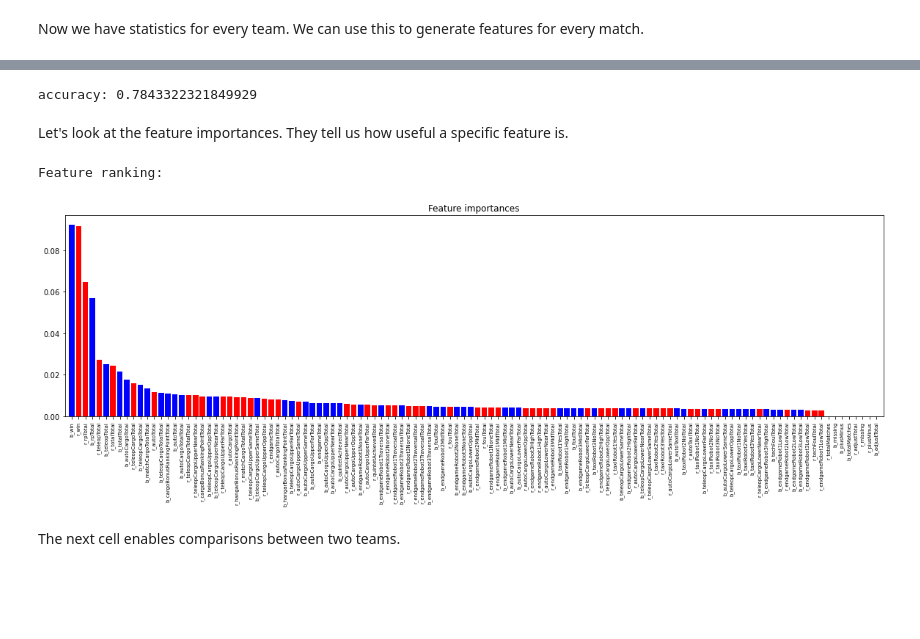
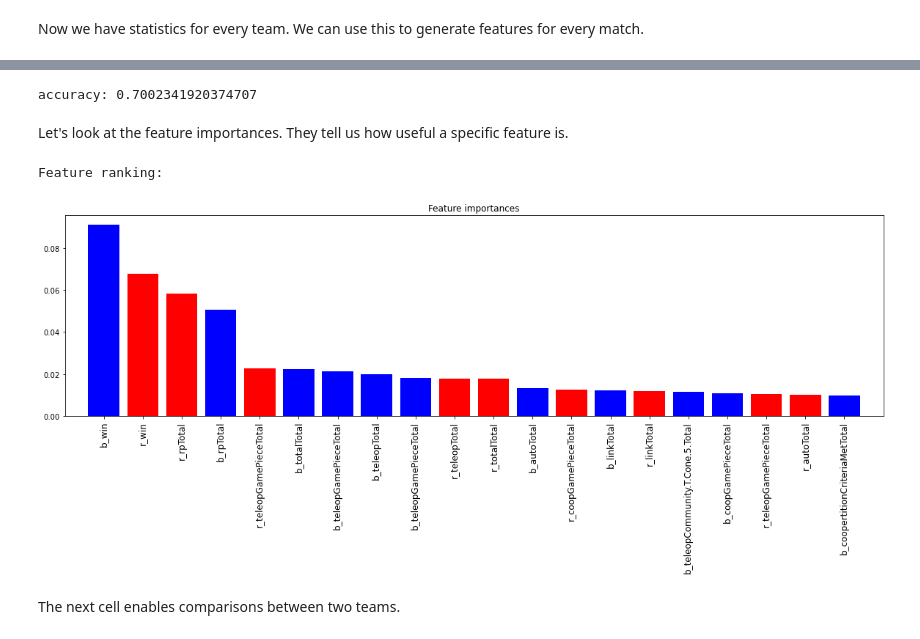
Before and after one commit to simra/FRCModeling, a Jupyter notebook: 2023/01Ranking.ipynb, the cells around one changed output, grey strips where cells are left out. Saved outputs shown, nothing was run; the diff lists cells and outputs as text; code cells hidden in the pictures; blank space fills up the shorter version.

Commit message:
update alliance ranking notebook

```diff
--- a/2023/01Ranking.ipynb
+++ b/2023/01Ranking.ipynb
@@ -34,5 +34,7 @@ with open(filename, 'rb') as f:
     matches = pickle.load(f)
 # %%
 # [m for m in matches['events'] if m.address and 'Spokane' in m.address]
-[m for m in matches['events'] if 'pnc' in m.key]
+#[m for m in matches['events'] if 'pnc' in m.key]
+pnw_district = [m.key for m in matches['events'] if m.district and m.district.abbreviation=='pnw']
+pnw_district
 # %% [output]
@@ -60,6 +54,16 @@ non_empty = [k for k in matches['matches'].keys() if len(matches['matches'][k])>
 data = [m for k in matches['matches'] for m in matches['matches'][k]]
 data = [m for m in data if m.winning_alliance!='' and m.score_breakdown is not None]
 print(len(data))
+
+pnw_teams = set()
+for m in [m for m in data if m.event_key in pnw_district]:
+    for t in m.alliances.red.team_keys:
+        pnw_teams.add(t)
+    for t in m.alliances.blue.team_keys:
+        pnw_teams.add(t)
+
+pnw_teams = list(sorted(pnw_teams))
+pnw_teams
 #red = [x for m in data for x in m.alliances.red.team_keys]
 #blue = [x for m in data for x in m.alliances.blue.team_keys]
 #from collections import Counter
@@ -303,0 +153,10 @@ features[0]
+# %%
+from featurization import featurizeMatch, invertMatch
+features = []
+
+for m in tqdm(data):
+    f = featurizeMatch(m, teamAggregates)
+    features.append(f)
+    #features.append(invertMatch(f))
+
+features[0]
@@ -352,46 +229,47 @@ print('accuracy: {}'.format(accuracy_score(testY, forest_predictions)))
 #list(zip(forest_scores[:,1],testY))
 
 # Save the model
-model_fn = 'model_2022_forest.pkl'
+model_fn = 'model_2023_forest.pkl'
 with open(model_fn, 'wb') as outF:
     pickle.dump((vectorizer,classifier), outF)
 # %% [output]
-accuracy: 0.7843322321849929
+accuracy: 0.7002341920374707
 # %% [markdown]
 Let's look at the feature importances. They tell us how useful a specific feature is.
 # %%
+topN = 20
 importances = classifier.feature_importances_
 std = np.std([tree.feature_importances_ for tree in classifier.estimators_],
              axis=0)
-indices = np.argsort(importances)[::-1]
+indices = np.argsort(importances)[::-1][:topN]
 names = vectorizer.feature_names_
 
 # Print the feature ranking
 print("Feature ranking:")
 
 #for f in range(trainX.shape[1]):
 #    print("%d. %s (%f)" % (f + 1, names[indices[f]], importances[indices[f]]))
-colors = [names[indices[f]].split('_')[0] for f in range(trainX.shape[1])]
-labels = [names[indices[f]].replace('Count','').replace('Points','').replace('red','r').replace('blue','b') for f in range(trainX.shape[1])]
+colors = [names[indices[f]].split('_')[0] for f in range(topN)]
+labels = [names[indices[f]].replace('Count','').replace('Points','').replace('red','r').replace('blue','b') for f in range(topN)]
 # Plot the feature importances of the forest
 %matplotlib inline
 import matplotlib.pyplot as plt
 plt.rcParams["figure.figsize"] = (20, 10)
 plt.figure()
 plt.title("Feature importances")
-plt.bar(range(trainX.shape[1]), importances[indices],
+plt.bar(range(topN), importances[indices],
        color=colors,
         #yerr=std[indices],
         align="center")
-plt.xticks(range(trainX.shape[1]), labels, rotation='vertical', fontsize='x-small')
+plt.xticks(range(topN), labels, rotation='vertical', fontsize='large')
 
-plt.xlim([-1, trainX.shape[1]])
+plt.xlim([-1, topN])
 plt.subplots_adjust(bottom=0.5)
 #plt.legend()
 plt.show()
 # %% [output]
 Feature ranking:
-[figure, old version]
+[figure, new version]
 # %%
 def percentile(dictionary, key):
     teams = [t for t in dictionary]
```
Also changed, not shown: parts of 17 cells of this notebook.
